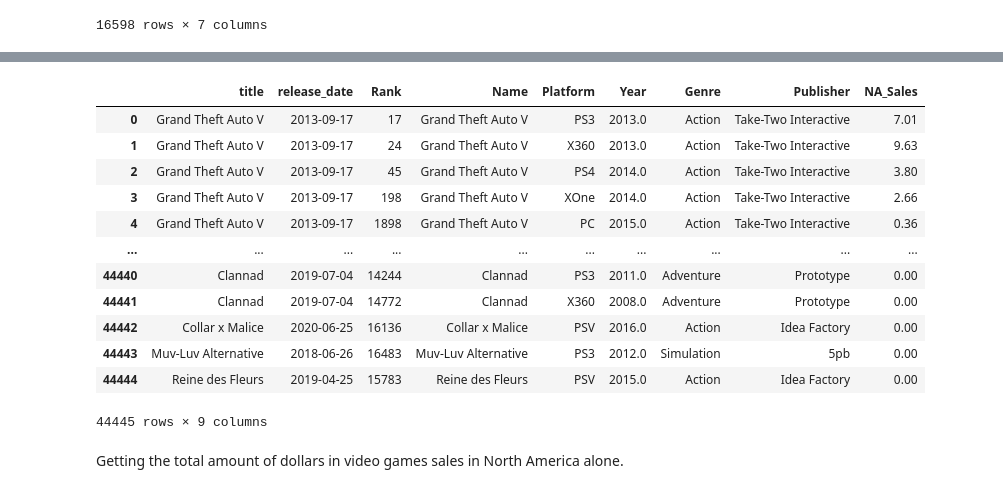
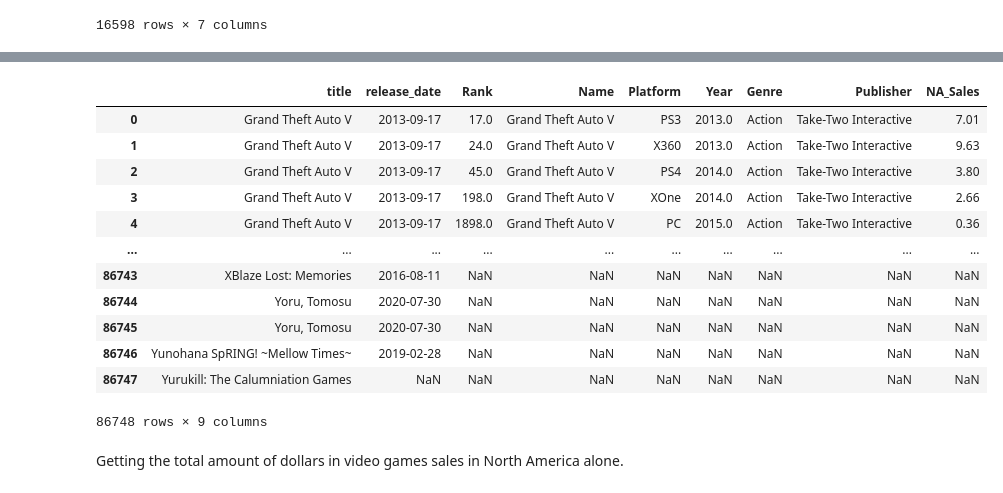
Before and after one commit to Jake-guerrero/Video-Game-Sells, a Jupyter notebook: Video Games.ipynb, the cells around one changed output, grey strips where cells are left out. Drawn from its saved outputs; the diff is of its cells as text; code cells hidden in the pictures.

```diff
--- a/Video Games.ipynb
+++ b/Video Games.ipynb
@@ -138,21 +122,21 @@ games_2024
 # %%
-games = pd.merge(games_2024[['title', 'release_date']], platform, left_on='title', right_on='Name')
+games = pd.merge(games_2024[['title', 'release_date']], platform, left_on='title', right_on='Name', how='left')
 
 games
 # %% [output]
 |  | title | release_date | Rank | Name | Platform | Year | Genre | Publisher | NA_Sales |
-| 0 | Grand Theft Auto V | 2013-09-17 | 17 | Grand Theft Auto V | PS3 | 2013.0 | Action | Take-Two Interactive | 7.01 |
-| 1 | Grand Theft Auto V | 2013-09-17 | 24 | Grand Theft Auto V | X360 | 2013.0 | Action | Take-Two Interactive | 9.63 |
-| 2 | Grand Theft Auto V | 2013-09-17 | 45 | Grand Theft Auto V | PS4 | 2014.0 | Action | Take-Two Interactive | 3.80 |
-| 3 | Grand Theft Auto V | 2013-09-17 | 198 | Grand Theft Auto V | XOne | 2014.0 | Action | Take-Two Interactive | 2.66 |
-| 4 | Grand Theft Auto V | 2013-09-17 | 1898 | Grand Theft Auto V | PC | 2015.0 | Action | Take-Two Interactive | 0.36 |
+| 0 | Grand Theft Auto V | 2013-09-17 | 17.0 | Grand Theft Auto V | PS3 | 2013.0 | Action | Take-Two Interactive | 7.01 |
+| 1 | Grand Theft Auto V | 2013-09-17 | 24.0 | Grand Theft Auto V | X360 | 2013.0 | Action | Take-Two Interactive | 9.63 |
+| 2 | Grand Theft Auto V | 2013-09-17 | 45.0 | Grand Theft Auto V | PS4 | 2014.0 | Action | Take-Two Interactive | 3.80 |
+| 3 | Grand Theft Auto V | 2013-09-17 | 198.0 | Grand Theft Auto V | XOne | 2014.0 | Action | Take-Two Interactive | 2.66 |
+| 4 | Grand Theft Auto V | 2013-09-17 | 1898.0 | Grand Theft Auto V | PC | 2015.0 | Action | Take-Two Interactive | 0.36 |
 | ... | ... | ... | ... | ... | ... | ... | ... | ... | ... |
-| 44440 | Clannad | 2019-07-04 | 14244 | Clannad | PS3 | 2011.0 | Adventure | Prototype | 0.00 |
-| 44441 | Clannad | 2019-07-04 | 14772 | Clannad | X360 | 2008.0 | Adventure | Prototype | 0.00 |
-| 44442 | Collar x Malice | 2020-06-25 | 16136 | Collar x Malice | PSV | 2016.0 | Action | Idea Factory | 0.00 |
-| 44443 | Muv-Luv Alternative | 2018-06-26 | 16483 | Muv-Luv Alternative | PS3 | 2012.0 | Simulation | 5pb | 0.00 |
-| 44444 | Reine des Fleurs | 2019-04-25 | 15783 | Reine des Fleurs | PSV | 2015.0 | Action | Idea Factory | 0.00 |
+| 86743 | XBlaze Lost: Memories | 2016-08-11 | NaN | NaN | NaN | NaN | NaN | NaN | NaN |
+| 86744 | Yoru, Tomosu | 2020-07-30 | NaN | NaN | NaN | NaN | NaN | NaN | NaN |
+| 86745 | Yoru, Tomosu | 2020-07-30 | NaN | NaN | NaN | NaN | NaN | NaN | NaN |
+| 86746 | Yunohana SpRING! ~Mellow Times~ | 2019-02-28 | NaN | NaN | NaN | NaN | NaN | NaN | NaN |
+| 86747 | Yurukill: The Calumniation Games | NaN | NaN | NaN | NaN | NaN | NaN | NaN | NaN |
-44445 rows × 9 columns
+86748 rows × 9 columns
 # %% [markdown]
 Getting the total amount of dollars in video games sales in North America alone.
 # %%
```
Also changed, not shown: parts of 3 cells of this notebook, 1 other file.
